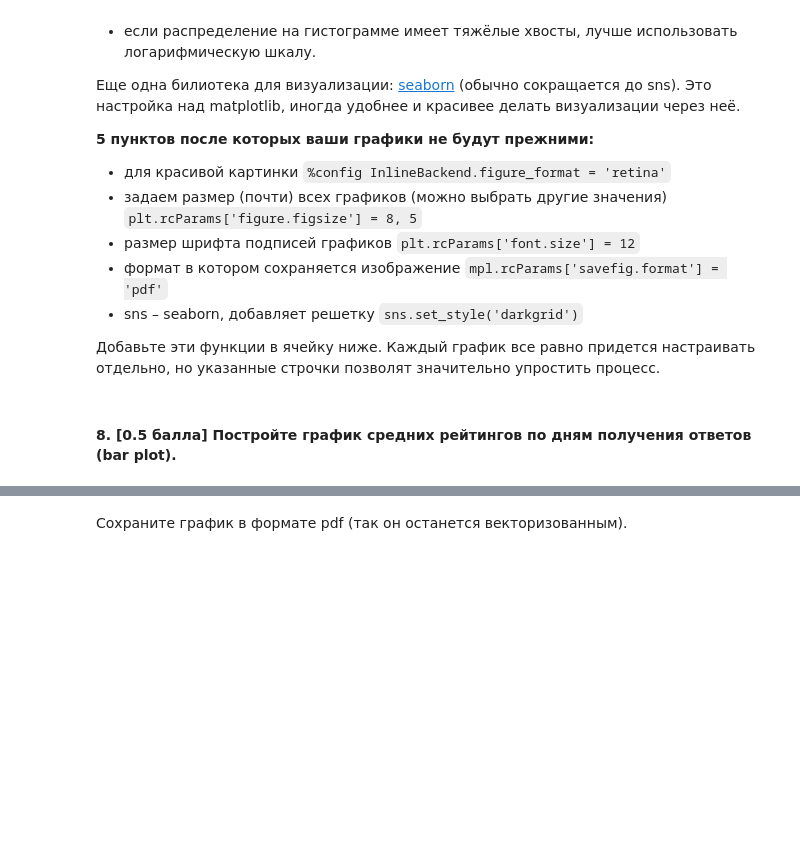
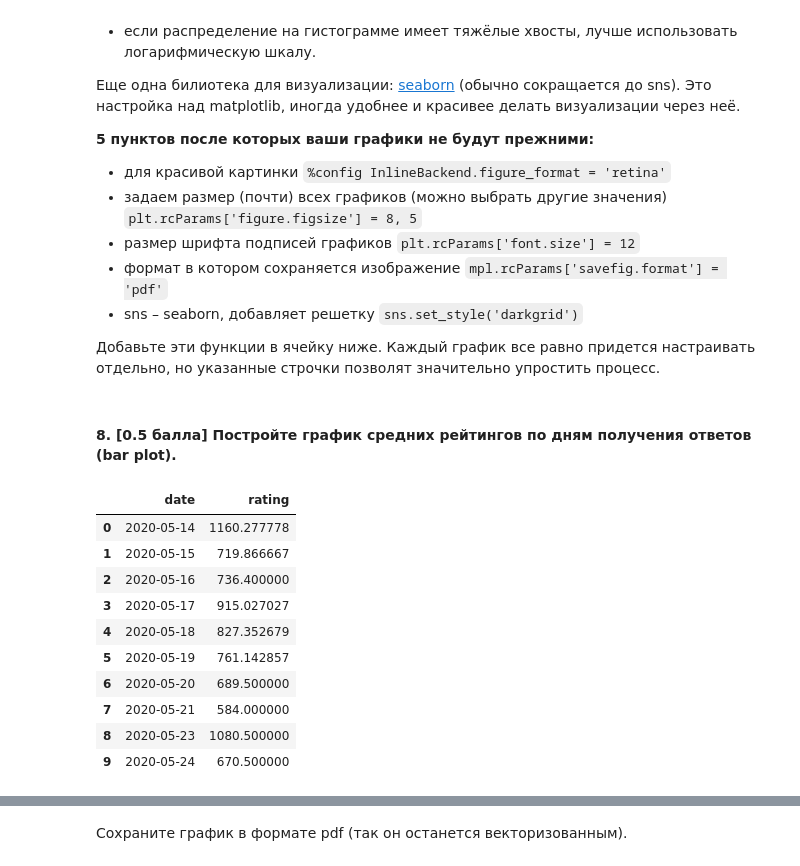
Before and after one commit to drema3-4/ml-fkn, a Jupyter notebook: homework/1_(pandas)/homework_1.ipynb, the cells around one changed output, grey strips where cells are left out. Cells and saved outputs as stored; diff of their text form; code cells hidden in the pictures; blank space fills up the shorter version.

```diff
--- a/homework/1_(pandas)/homework_1.ipynb
+++ b/homework/1_(pandas)/homework_1.ipynb
@@ -398,0 +369,17 @@ sns.set_style('darkgrid')
+# %%
+data['date'] = data['timestamp'].dt.normalize()
+temp = data.groupby('date', as_index=False).agg({'rating' : ['mean']})
+temp.columns = temp.columns.droplevel(1)
+temp
+# %% [output]
+|  | date | rating |
+| 0 | 2020-05-14 | 1160.277778 |
+| 1 | 2020-05-15 | 719.866667 |
+| 2 | 2020-05-16 | 736.400000 |
+| 3 | 2020-05-17 | 915.027027 |
+| 4 | 2020-05-18 | 827.352679 |
+| 5 | 2020-05-19 | 761.142857 |
+| 6 | 2020-05-20 | 689.500000 |
+| 7 | 2020-05-21 | 584.000000 |
+| 8 | 2020-05-23 | 1080.500000 |
+| 9 | 2020-05-24 | 670.500000 |
```
Also changed, not shown: parts of 10 cells of this notebook, 1 other file.
